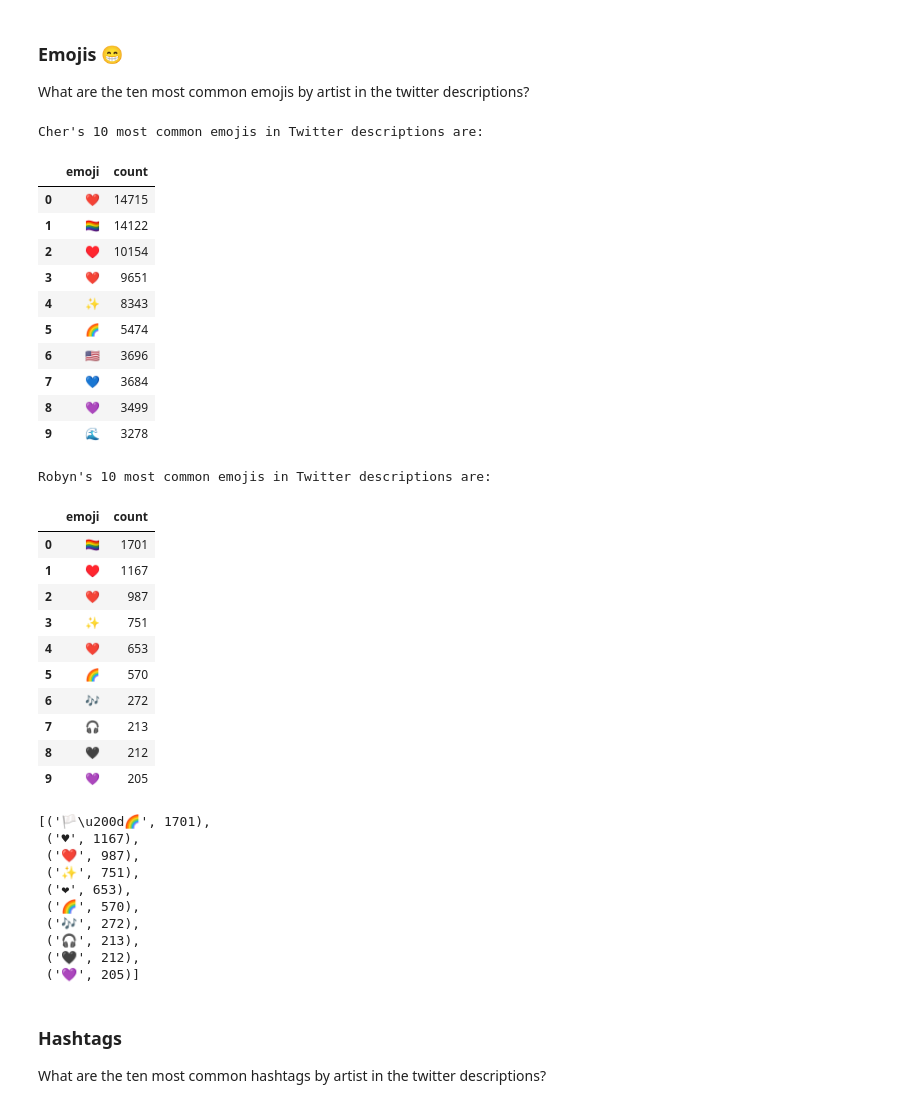
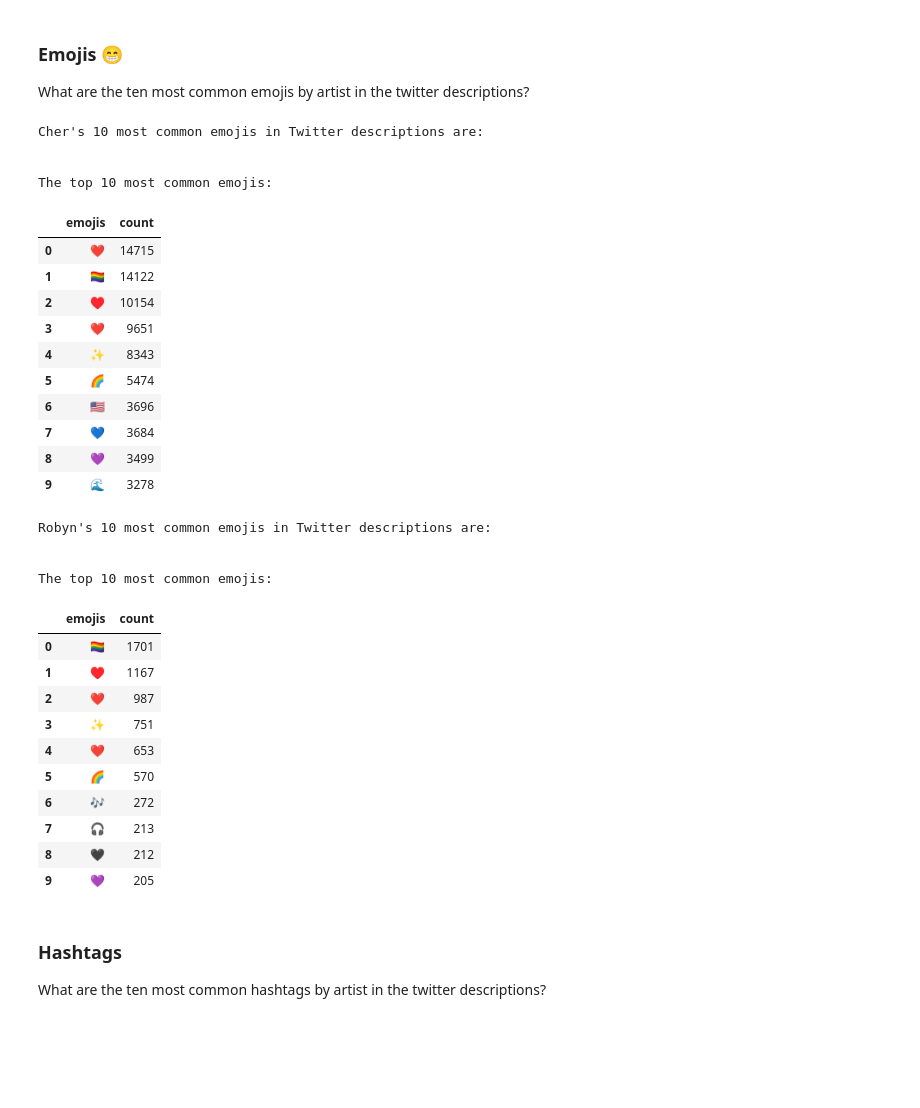
Before and after one commit to junclemente/ads509-assignments, a Jupyter notebook: wk2/Lyrics and Description EDA.ipynb, the cells around one changed output. Drawn from its saved outputs; the diff is of its cells as text; code cells hidden in the pictures; blank space fills up the shorter version.

```diff
--- a/wk2/Lyrics and Description EDA.ipynb
+++ b/wk2/Lyrics and Description EDA.ipynb
@@ -42,15 +41,16 @@ data_location = Path("./datasets")
 twitter_folder = "twitter/"
 lyrics_folder = "lyrics/"
 # %%
-def display_counter(
-    tokens, most_common=10, header1="words", header2="count", show=True
-):
-    data = Counter(tokens).most_common(most_common)
-    df = pd.DataFrame(data, columns=[header1, header2])
+def display_counter(tokens, top=10, header="words", header2="count", show=True):
+    data = Counter(tokens).most_common(top)
+    df = pd.DataFrame(data, columns=[header, header2])
 
     if show:
+        print(f"\nThe top {top} most common {header}:")
         display(df)
-    return data
+        return None
+    else:
+        return data
 # %%
 def descriptive_stats(tokens, num_tokens=5, verbose=True):
     """
@@ -383,24 +392,27 @@ What are the ten most common emojis by artist in the twitter descriptions?
 # %%
 # Your code here
 def get_emojis(list):
     emoji_list = []
     for l in list:
         if emoji.is_emoji(l):
             emoji_list.append(l)
     return emoji_list
 
 
 cher_emojis = get_emojis(cher_twitter)
 robyn_emojis = get_emojis(robyn_twitter)
 
 print("Cher's 10 most common emojis in Twitter descriptions are:\n")
-display_counter(cher_emojis, 10, "emoji", "count")
+display_counter(cher_emojis, top=10, header="emojis")
 
 print("\n\nRobyn's 10 most common emojis in Twitter descriptions are:\n")
-display_counter(robyn_emojis, 10, "emoji", "count")
+display_counter(robyn_emojis, top=10, header="emojis")
 # %% [output]
 Cher's 10 most common emojis in Twitter descriptions are:
+
+
+The top 10 most common emojis:
-|  | emoji | count |
+|  | emojis | count |
 | 0 | ❤️ | 14715 |
 | 1 | 🏳️‍🌈 | 14122 |
 | 2 | ♥ | 10154 |
@@ -412,7 +424,10 @@ Cher's 10 most common emojis in Twitter descriptions are:
 | 8 | 💜 | 3499 |
 | 9 | 🌊 | 3278 |
 Robyn's 10 most common emojis in Twitter descriptions are:
+
+
+The top 10 most common emojis:
-|  | emoji | count |
+|  | emojis | count |
 | 0 | 🏳️‍🌈 | 1701 |
 | 1 | ♥ | 1167 |
 | 2 | ❤️ | 987 |
@@ -423,16 +438,6 @@ Robyn's 10 most common emojis in Twitter descriptions are:
 | 7 | 🎧 | 213 |
 | 8 | 🖤 | 212 |
 | 9 | 💜 | 205 |
-[('🏳️\u200d🌈', 1701),
- ('♥', 1167),
- ('❤️', 987),
- ('✨', 751),
- ('❤', 653),
- ('🌈', 570),
- ('🎶', 272),
- ('🎧', 213),
- ('🖤', 212),
- ('💜', 205)]
 # %% [markdown]
 ### Hashtags
 
```
Also changed, not shown: parts of 9 cells of this notebook.
